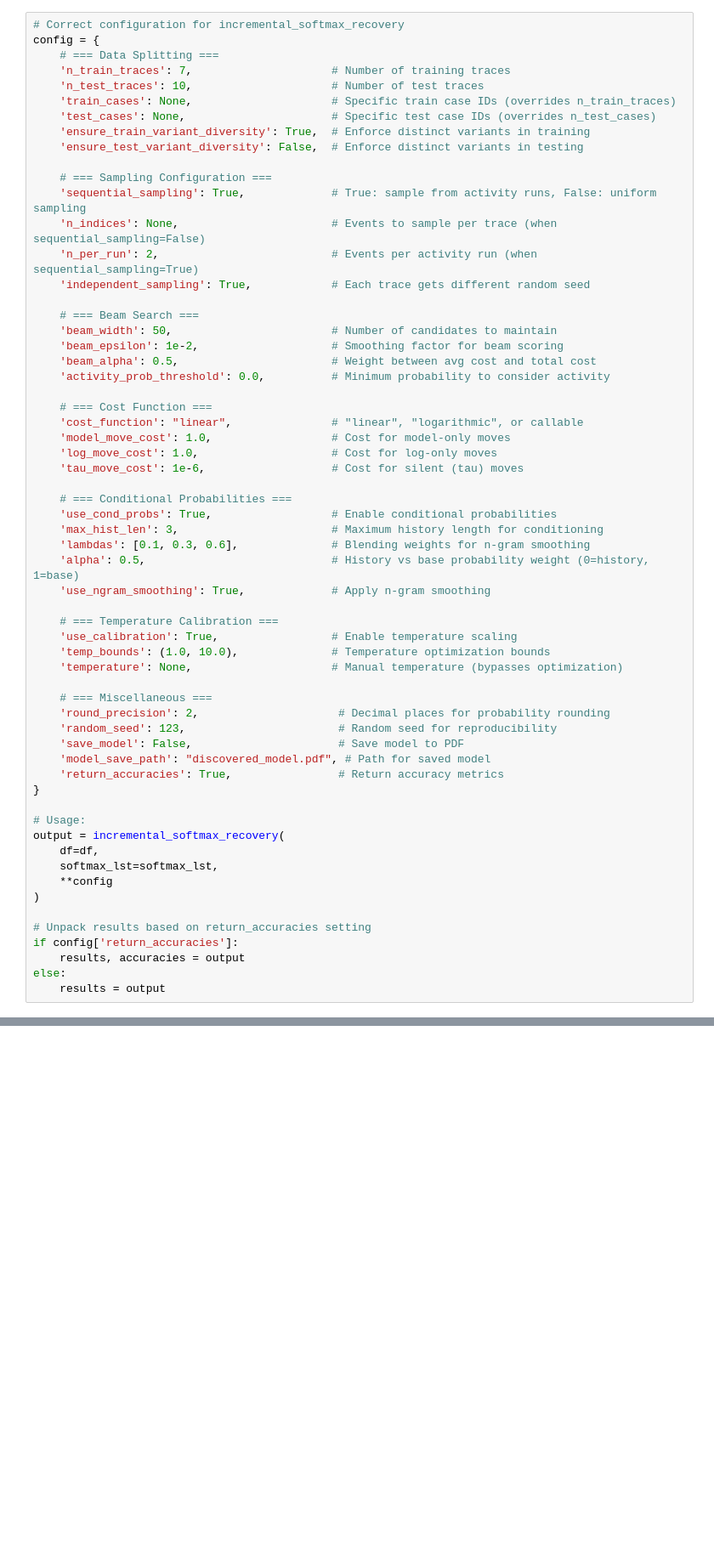
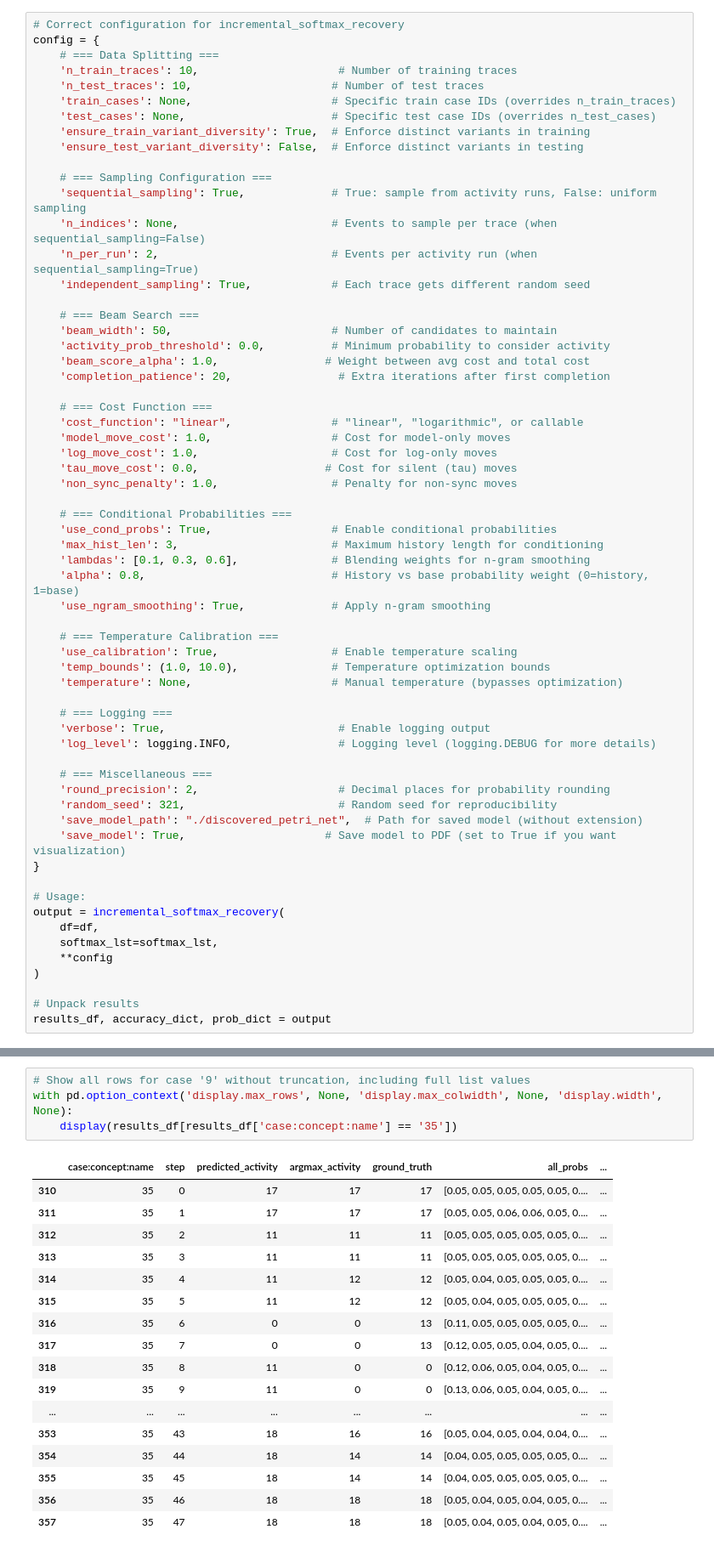
Before and after one commit to elian204/sktr_for_long_traces, a Jupyter notebook: test_incremental_recovery.ipynb, the cells around one changed output, grey strips where cells are left out. Shown: that part at 85% size. Cells and saved outputs as stored; diff of their text form; blank space fills up the shorter version.

Commit message:
Update modified files and add new Petri net visualizations

```diff
--- a/test_incremental_recovery.ipynb
+++ b/test_incremental_recovery.ipynb
@@ -29,7 +37,7 @@ trace_groups
 # Correct configuration for incremental_softmax_recovery
 config = {
     # === Data Splitting ===
-    'n_train_traces': 7,                     # Number of training traces
+    'n_train_traces': 10,                     # Number of training traces
     'n_test_traces': 10,                     # Number of test traces
     'train_cases': None,                     # Specific train case IDs (overrides n_train_traces)
     'test_cases': None,                      # Specific test case IDs (overrides n_test_cases)
@@ -44,21 +52,22 @@ config = {
 
     # === Beam Search ===
     'beam_width': 50,                        # Number of candidates to maintain
-    'beam_epsilon': 1e-2,                    # Smoothing factor for beam scoring
-    'beam_alpha': 0.5,                       # Weight between avg cost and total cost
     'activity_prob_threshold': 0.0,          # Minimum probability to consider activity
+    'beam_score_alpha': 1.0,                # Weight between avg cost and total cost
+    'completion_patience': 20,                # Extra iterations after first completion
 
     # === Cost Function ===
     'cost_function': "linear",               # "linear", "logarithmic", or callable
     'model_move_cost': 1.0,                  # Cost for model-only moves
     'log_move_cost': 1.0,                    # Cost for log-only moves
-    'tau_move_cost': 1e-6,                   # Cost for silent (tau) moves
+    'tau_move_cost': 0.0,                   # Cost for silent (tau) moves
+    'non_sync_penalty': 1.0,                 # Penalty for non-sync moves
 
     # === Conditional Probabilities ===
     'use_cond_probs': True,                  # Enable conditional probabilities
     'max_hist_len': 3,                       # Maximum history length for conditioning
     'lambdas': [0.1, 0.3, 0.6],              # Blending weights for n-gram smoothing
-    'alpha': 0.5,                            # History vs base probability weight (0=history, 1=base)
+    'alpha': 0.8,                            # History vs base probability weight (0=history, 1=base)
     'use_ngram_smoothing': True,             # Apply n-gram smoothing
 
     # === Temperature Calibration ===
@@ -66,12 +75,15 @@ config = {
     'temp_bounds': (1.0, 10.0),              # Temperature optimization bounds
     'temperature': None,                     # Manual temperature (bypasses optimization)
 
+    # === Logging ===
+    'verbose': True,                          # Enable logging output
+    'log_level': logging.INFO,                # Logging level (logging.DEBUG for more details)
+
     # === Miscellaneous ===
     'round_precision': 2,                     # Decimal places for probability rounding
-    'random_seed': 123,                       # Random seed for reproducibility
-    'save_model': False,                      # Save model to PDF
-    'model_save_path': "discovered_model.pdf", # Path for saved model
-    'return_accuracies': True,                # Return accuracy metrics
+    'random_seed': 321,                       # Random seed for reproducibility
+    'save_model_path': "./discovered_petri_net",  # Path for saved model (without extension)
+    'save_model': True,                     # Save model to PDF (set to True if you want visualization)
 }
 
 # Usage:
@@ -81,8 +93,5 @@ output = incremental_softmax_recovery(
     **config
 )
 
-# Unpack results based on return_accuracies setting
-if config['return_accuracies']:
-    results, accuracies = output
-else:
-    results = output
+# Unpack results
+results_df, accuracy_dict, prob_dict = output
@@ -124,0 +184,22 @@ accuracies
+# %%
+# Show all rows for case '9' without truncation, including full list values
+with pd.option_context('display.max_rows', None, 'display.max_colwidth', None, 'display.width', None):
+    display(results_df[results_df['case:concept:name'] == '35'])
+# %% [output]
+|  | case:concept:name | step | predicted_activity | argmax_activity | ground_truth | all_probs | ... |
+| 310 | 35 | 0 | 17 | 17 | 17 | [0.05, 0.05, 0.05, 0.05, 0.05, 0.... | ... |
+| 311 | 35 | 1 | 17 | 17 | 17 | [0.05, 0.05, 0.06, 0.06, 0.05, 0.... | ... |
+| 312 | 35 | 2 | 11 | 11 | 11 | [0.05, 0.05, 0.05, 0.05, 0.05, 0.... | ... |
+| 313 | 35 | 3 | 11 | 11 | 11 | [0.05, 0.05, 0.05, 0.05, 0.05, 0.... | ... |
+| 314 | 35 | 4 | 11 | 12 | 12 | [0.05, 0.04, 0.05, 0.05, 0.05, 0.... | ... |
+| 315 | 35 | 5 | 11 | 12 | 12 | [0.05, 0.04, 0.05, 0.05, 0.05, 0.... | ... |
+| 316 | 35 | 6 | 0 | 0 | 13 | [0.11, 0.05, 0.05, 0.05, 0.05, 0.... | ... |
+| 317 | 35 | 7 | 0 | 0 | 13 | [0.12, 0.05, 0.05, 0.04, 0.05, 0.... | ... |
+| 318 | 35 | 8 | 11 | 0 | 0 | [0.12, 0.06, 0.05, 0.04, 0.05, 0.... | ... |
+| 319 | 35 | 9 | 11 | 0 | 0 | [0.13, 0.06, 0.05, 0.04, 0.05, 0.... | ... |
+| ... | ... | ... | ... | ... | ... | ... | ... |
+| 353 | 35 | 43 | 18 | 16 | 16 | [0.05, 0.04, 0.05, 0.04, 0.04, 0.... | ... |
+| 354 | 35 | 44 | 18 | 14 | 14 | [0.04, 0.05, 0.05, 0.05, 0.05, 0.... | ... |
+| 355 | 35 | 45 | 18 | 14 | 14 | [0.04, 0.05, 0.05, 0.05, 0.05, 0.... | ... |
+| 356 | 35 | 46 | 18 | 18 | 18 | [0.05, 0.04, 0.05, 0.04, 0.05, 0.... | ... |
+| 357 | 35 | 47 | 18 | 18 | 18 | [0.05, 0.04, 0.05, 0.04, 0.05, 0.... | ... |
```
Also changed, not shown: parts of 7 cells of this notebook, 5 other files.
